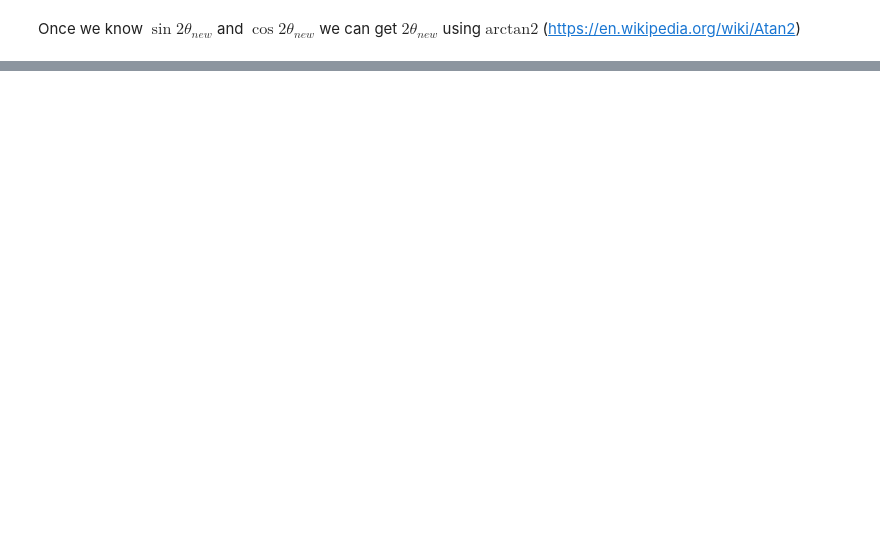
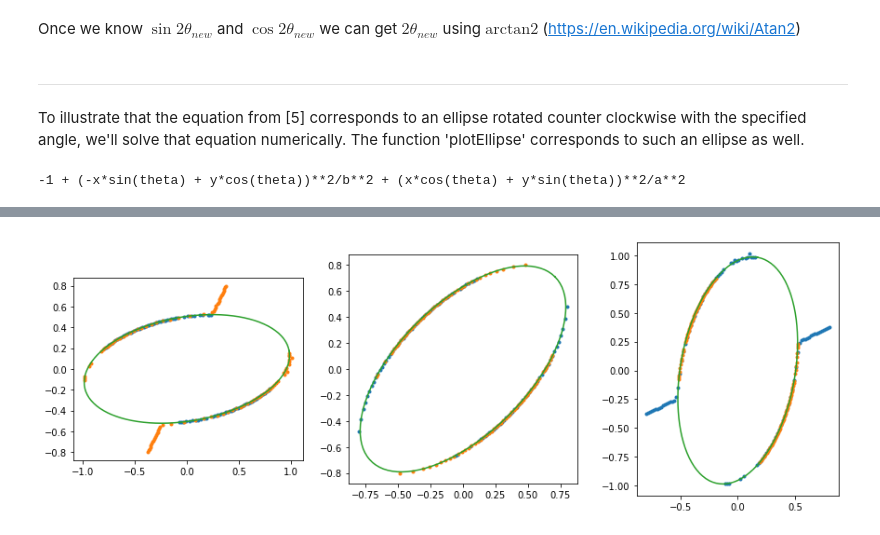
Before and after one commit to j0r1/GRALE2, a Jupyter notebook: pygrale/doc/source/_static/ellipsetransform.ipynb, the cells around one changed output, grey strips where cells are left out. Saved outputs shown, nothing was run; the diff lists cells and outputs as text; code cells hidden in the pictures; blank space fills up the shorter version.

```diff
--- a/pygrale/doc/source/_static/ellipsetransform.ipynb
+++ b/pygrale/doc/source/_static/ellipsetransform.ipynb
@@ -156,2 +159,6 @@ simplify(q_xy*(q_x+q_y))
 # %% [markdown]
 Once we know $\sin2\theta_{new}$ and $\cos2\theta_{new}$ we can get $2\theta_{new}$ using $\mathrm{arctan2}$ (https://en.wikipedia.org/wiki/Atan2)
+# %% [markdown]
+<hr style="height: 3px">
+
+To illustrate that the equation from [5] corresponds to an ellipse rotated counter clockwise with the specified angle, we'll solve that equation numerically. The function 'plotEllipse' corresponds to such an ellipse as well.
@@ -157,0 +170,6 @@ Once we know $\sin2\theta_{new}$ and $\cos2\theta_{new}$ we can get $2\theta_{ne
+# %%
+# This is the equation from [5], we'll use the 'exec' statement combined with 'fsolve' to
+# numerically look for solution (either for x or for y when the other is specified)
+print(rotatedEllipseEqn)
+# %% [output]
+-1 + (-x*sin(theta) + y*cos(theta))**2/b**2 + (x*cos(theta) + y*sin(theta))**2/a**2
@@ -157,0 +198,32 @@ Once we know $\sin2\theta_{new}$ and $\cos2\theta_{new}$ we can get $2\theta_{ne
+# %%
+def plotEllipse(a, b, rotAngle):
+    angles = np.linspace(0, np.pi*2, 100)
+    x = a*np.cos(angles)
+    y = b*np.sin(angles)
+    xy = np.array([x,y])
+    rotMatrix = np.array([[ np.cos(rotAngle), -np.sin(rotAngle)],[np.sin(rotAngle), np.cos(rotAngle)]])
+    xyRot = rotMatrix.dot(xy).T
+    plt.plot(xyRot[:,0], xyRot[:,1])
+
+def plotAngle(angle):
+    a, b = 1, 0.5
+    w = 0.8
+    x = np.linspace(-w, w, 100)
+    y = solveX(angle, a, b, x)
+    plt.plot(x, y, '.')
+    y = np.linspace(-w, w, 100)
+    x = solveY(angle, a, b, x)
+    plt.plot(x, y, '.')
+
+    plotEllipse(a, b, angle)
+
+    plt.gca().set_aspect('equal')
+# %%
+plt.figure(figsize=(15,5))
+plt.subplot(1,3,1)
+plotAngle(10*ANGLE_DEGREE)
+plt.subplot(1,3,2)
+plotAngle(45*ANGLE_DEGREE)
+plt.subplot(1,3,3)
+plotAngle(80*ANGLE_DEGREE)
+# %% [output]
@@ -157,0 +232 @@ Once we know $\sin2\theta_{new}$ and $\cos2\theta_{new}$ we can get $2\theta_{ne
+[figure, added]
```
Also changed, not shown: parts of 22 cells of this notebook, 1 other file.
